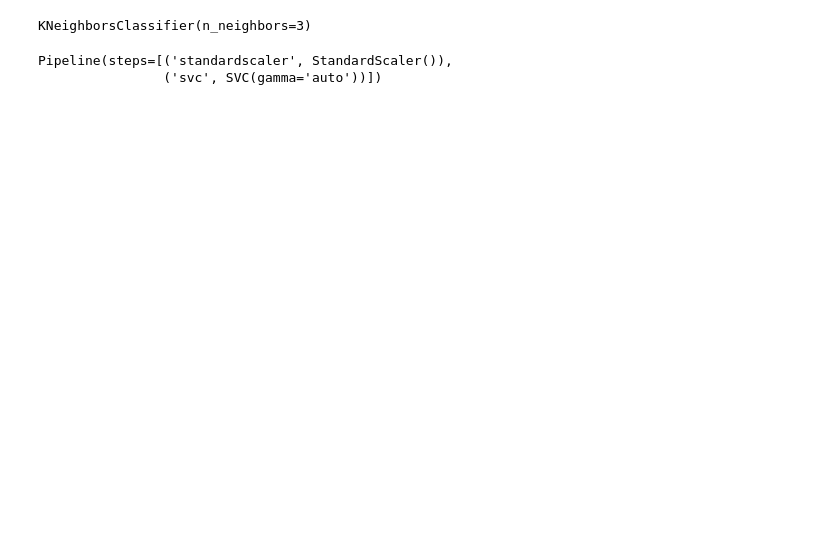
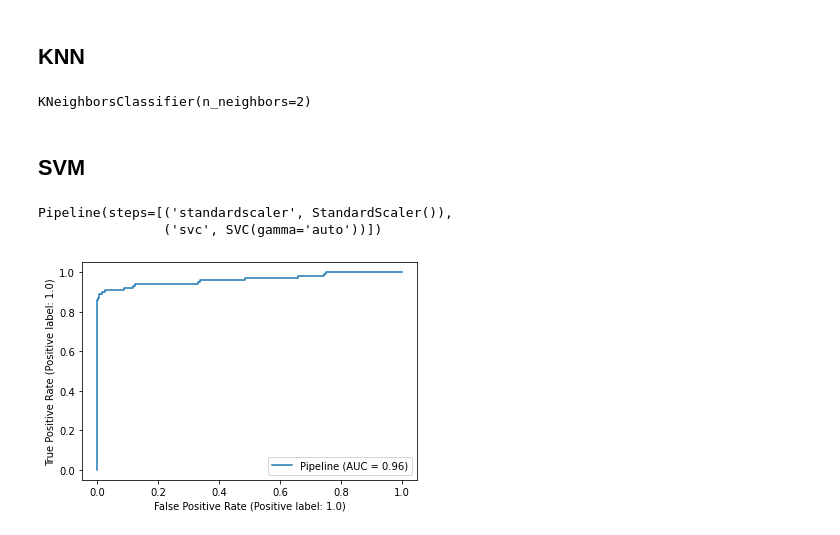
Before and after one commit to mahdialipoo/Project5_AI, a Jupyter notebook: hw5-ai.ipynb, the cells around one changed output. Saved outputs shown, nothing was run; the diff lists cells and outputs as text; code cells hidden in the pictures; blank space fills up the shorter version.

Commit message:
model creat

```diff
--- a/hw5-ai.ipynb
+++ b/hw5-ai.ipynb
@@ -24,0 +4,6 @@ print(df.head())
+# %%
+# kaggle_address='/kaggle/input/creditcardfraud/creditcard.csv'
+# df=pd.read_csv(kaggle_address)
+df=pd.read_csv('data/creditcard.csv')
+df.info()
+df.head()
@@ -25,13 +35,18 @@ print(df.head())
+# %%
+data=df.to_numpy()
+X,y=data[:,1:29],data[:,30]
+from sklearn.model_selection import train_test_split
+X_train, X_test, y_train, y_test = train_test_split(X, y, test_size=0.2, random_state=42)
+# %% [markdown]
+## KNN
 # %%
 from sklearn.neighbors import KNeighborsClassifier
+neigh = KNeighborsClassifier(n_neighbors=2)
+neigh.fit(X_train, y_train)
+# %% [output]
+KNeighborsClassifier(n_neighbors=2)
-# %%
-data=df.to_numpy()
-X,y=data[:,1:29],data[:,30]
-# print(y.shape)
-neigh = KNeighborsClassifier(n_neighbors=3)
-neigh.fit(X, y)
-# %% [output]
-KNeighborsClassifier(n_neighbors=3)
+# %% [markdown]
+## SVM
 # %%
 from sklearn.pipeline import make_pipeline
 from sklearn.preprocessing import StandardScaler
@@ -39,7 +54,12 @@ from sklearn.svm import SVC
 # %%
 clf = make_pipeline(StandardScaler(), SVC(gamma='auto'))
 # %%
-clf.fit(X, y)
+clf.fit(X_train, y_train)
 # %% [output]
 Pipeline(steps=[('standardscaler', StandardScaler()),
                 ('svc', SVC(gamma='auto'))])
+# %%
+from sklearn.metrics import RocCurveDisplay
+svc_disp = RocCurveDisplay.from_estimator(clf, X_test, y_test)
+# %% [output]
+[figure, added]
```
Also changed, not shown: parts of 4 cells of this notebook.
